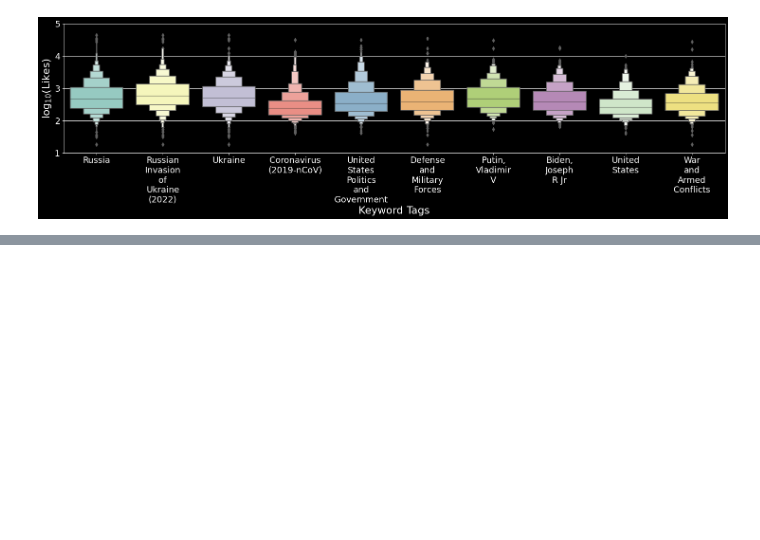
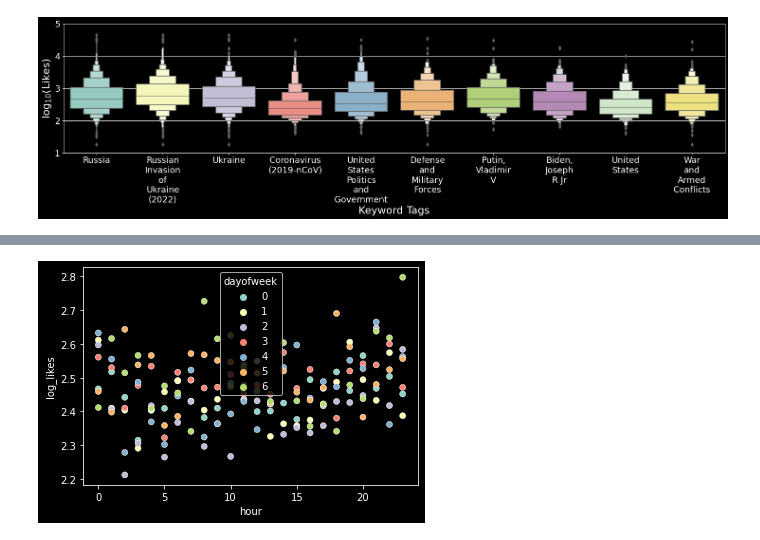
Before and after one commit to dilwong/NewsPopularity, a Jupyter notebook: 6 Visualizations.ipynb, the cells around one changed output, grey strips where cells are left out. Saved outputs shown, nothing was run; the diff lists cells and outputs as text; code cells hidden in the pictures; blank space fills up the shorter version.

```diff
--- a/6 Visualizations.ipynb
+++ b/6 Visualizations.ipynb
@@ -104,0 +138,6 @@ ax.tick_params(axis="x", labelsize=18)
+# %%
+# timedata_df.plot(kind = 'scatter', x = 'seconds', y = 'log_likes', alpha = 0.1)
+# sns.scatterplot(data = timedata_df, x = 'seconds', y = 'log_likes', alpha = 0.1, hue = 'dayofweek')
+sns.scatterplot(data = timedata_df.groupby(['hour', 'dayofweek']).agg('median'), x = 'hour', y = 'log_likes', hue = 'dayofweek');
+# %% [output]
+[figure, added]
```
Also changed, not shown: parts of 20 cells of this notebook, 4 other files.
